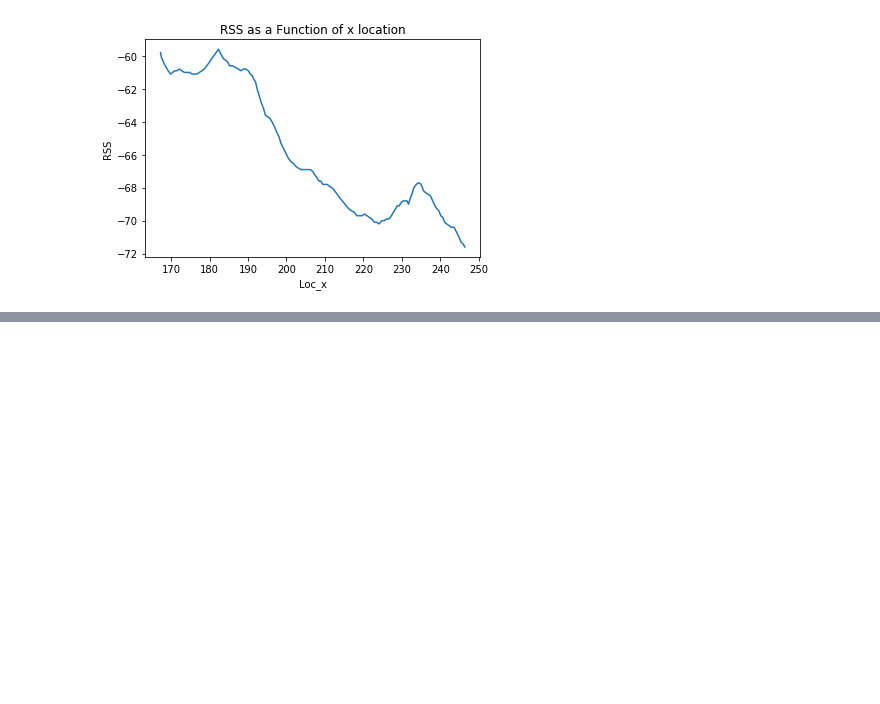
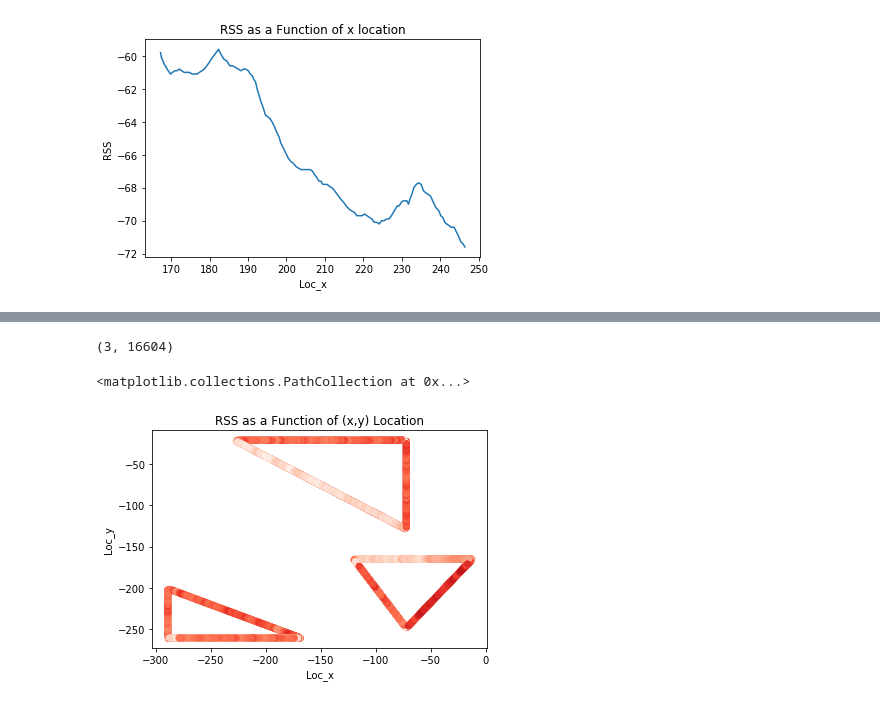
Before and after one commit to DLorell/wifilocalization, a Jupyter notebook: Untitled.ipynb, the cells around one changed output, grey strips where cells are left out. Saved outputs shown, nothing was run; the diff lists cells and outputs as text; code cells hidden in the pictures; blank space fills up the shorter version.

```diff
--- a/Untitled.ipynb
+++ b/Untitled.ipynb
@@ -163,0 +222,16 @@ plt.scatter(xx,yy,c=zz,cmap=cm.Reds)
+# %%
+traces44 = sortedTraces['44:91:60:d3:d6:94']
+
+allData = catAllData(traces44, rsswindow=3, locwindow=5)
+
+allData.shape
+# %% [output]
+(3, 16604)
+# %%
+plt.title("RSS as a Function of (x,y) Location")
+plt.xlabel("Loc_x")
+plt.ylabel("Loc_y")
+plt.scatter(-allData[1],-allData[0],c=allData[2],cmap=cm.Reds)
+# %% [output]
+<matplotlib.collections.PathCollection at 0x...>
+[figure, added]
```
Also changed, not shown: parts of 4 cells of this notebook.
